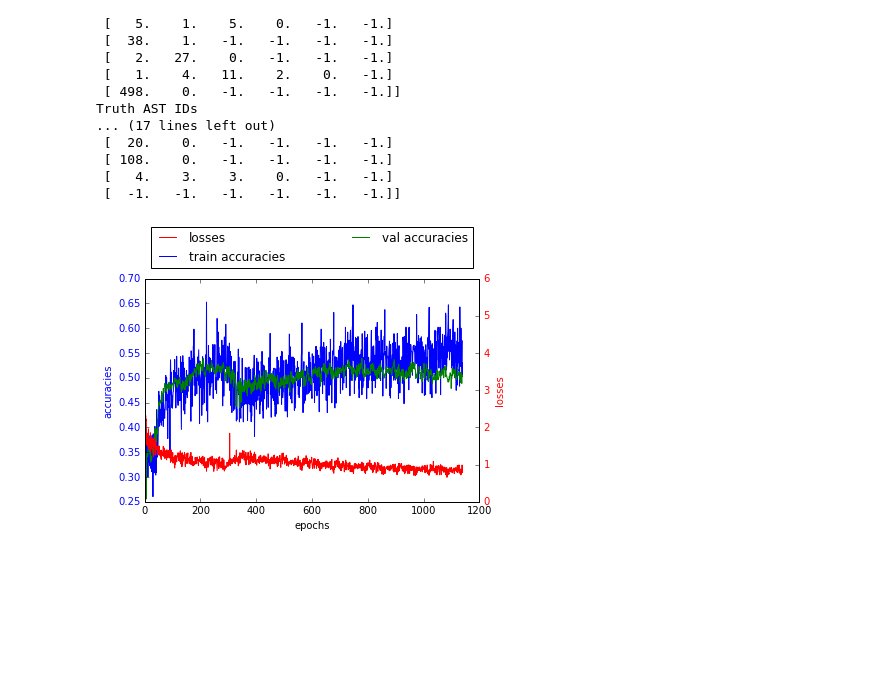
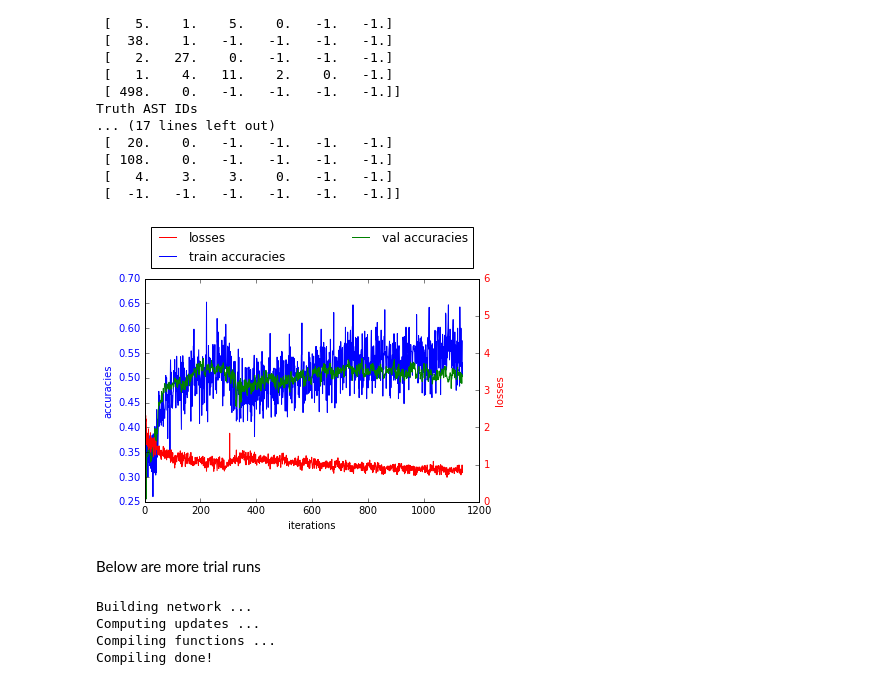
Before and after one commit to ange3/deepcode, a Jupyter notebook: code/lasagne_rnn_predict_next_ast.ipynb, the cells around one changed output. Drawn from its saved outputs; the diff is of its cells as text; code cells hidden in the pictures; blank space fills up the shorter version.

```diff
--- a/code/lasagne_rnn_predict_next_ast.ipynb
+++ b/code/lasagne_rnn_predict_next_ast.ipynb
@@ -233,6 +233,8 @@ Truth AST IDs
  [  -1.   -1.   -1.   -1.   -1.   -1.]]
 # %%
 # Visualize the loss and the accuracies for both training and validation sets for each epoch
-visualize.plot_loss_acc(DATA_SET + '_train', train_losses, train_corrected_accs, val_corrected_accs, learning_rate, reg_strength, num_epochs, num_train)
+visualize.plot_loss_acc(DATA_SET + '_train', train_losses, train_corrected_accs, val_corrected_accs, learning_rate, reg_strength, num_epochs, num_train, xlabel='iterations')
 # %% [output]
-[figure, old version]
+[figure, new version]
+# %% [markdown]
+Below are more trial runs
@@ -238,0 +254,8 @@ visualize.plot_loss_acc(DATA_SET + '_train', train_losses, train_corrected_accs,
+# %%
+# create model
+train_loss_acc, compute_loss_acc, probs = model.create_model(num_timesteps, num_asts, hidden_size, learning_rate, grad_clip, dropout_p, num_lstm_layers)
+# %% [output]
+Building network ...
+Computing updates ...
+Compiling functions ...
+Compiling done!
```
Also changed, not shown: parts of 3 cells of this notebook, 3 other files.
